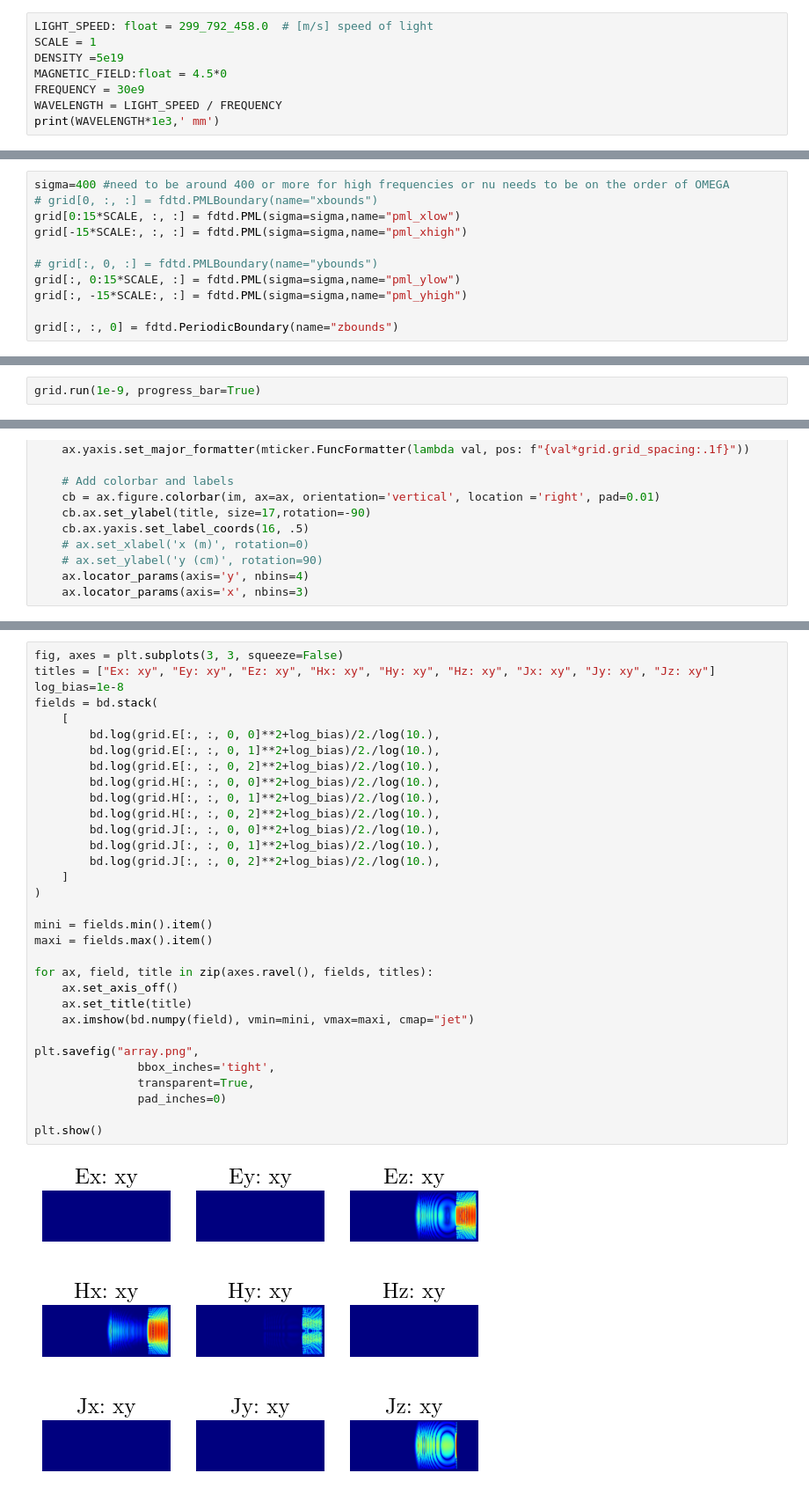
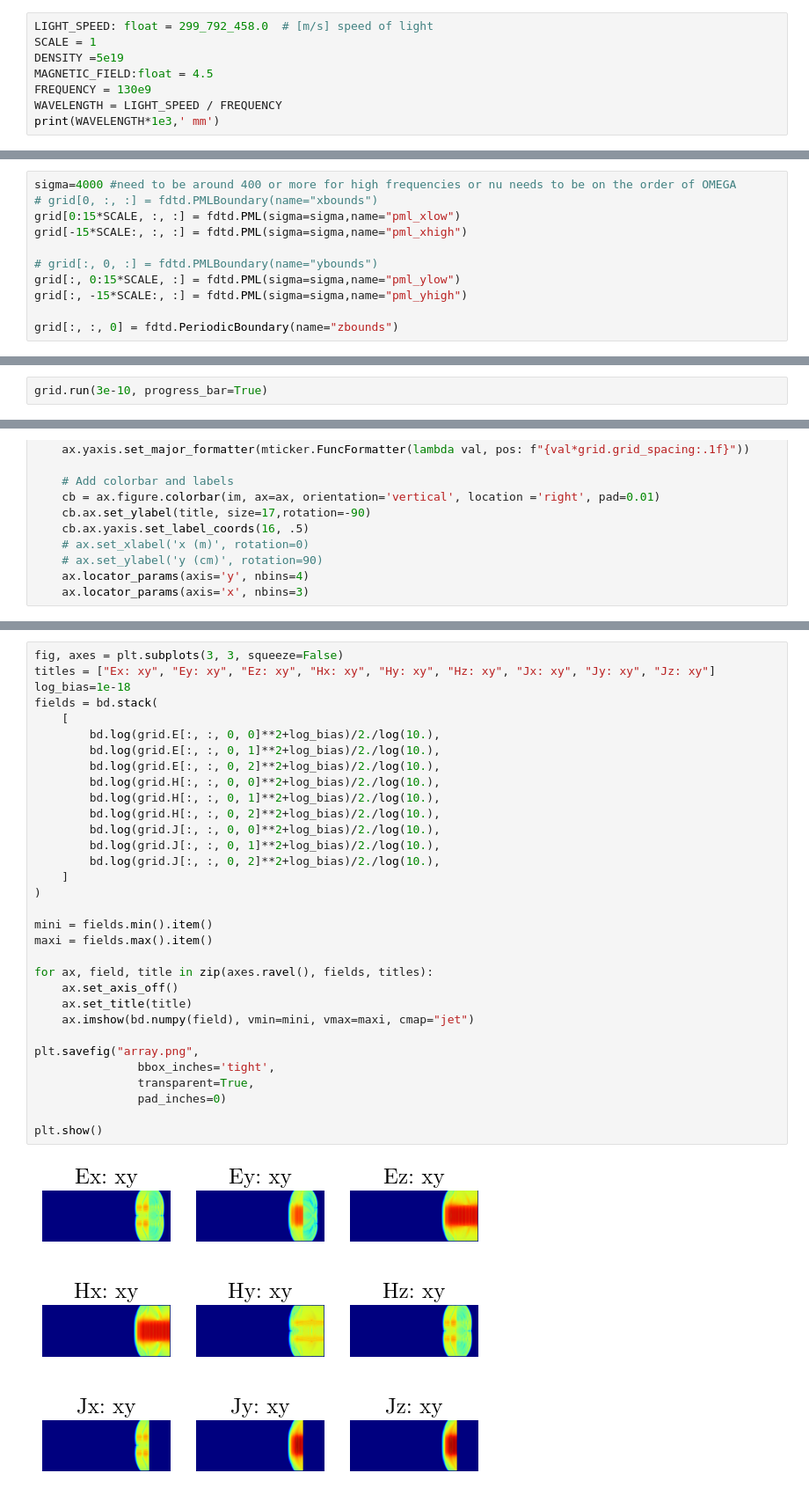
Before and after one commit to Pierre-Alexandre-Gourdain/fdtd, a Jupyter notebook: cutoff_test.ipynb, the cells around one changed output, grey strips where cells are left out. Shown: that part at 88% size. Drawn from its saved outputs; the diff is of its cells as text.

```diff
--- a/cutoff_test.ipynb
+++ b/cutoff_test.ipynb
@@ -137,8 +137,8 @@ plt.rc('figure', titlesize=BIGGER_SIZE)  # fontsize of the figure title
 LIGHT_SPEED: float = 299_792_458.0  # [m/s] speed of light
 SCALE = 1
 DENSITY =5e19
-MAGNETIC_FIELD:float = 4.5*0
-FREQUENCY = 30e9
+MAGNETIC_FIELD:float = 4.5
+FREQUENCY = 130e9
 WAVELENGTH = LIGHT_SPEED / FREQUENCY
 print(WAVELENGTH*1e3,' mm')
 # %% [output]
@@ -195,7 +195,7 @@ Courant Number  0.1
 # %% [markdown]
 boundaries
 # %%
-sigma=400 #need to be around 400 or more for high frequencies or nu needs to be on the order of OMEGA
+sigma=4000 #need to be around 400 or more for high frequencies or nu needs to be on the order of OMEGA
 # grid[0, :, :] = fdtd.PMLBoundary(name="xbounds")
 grid[0:15*SCALE, :, :] = fdtd.PML(sigma=sigma,name="pml_xlow")
 grid[-15*SCALE:, :, :] = fdtd.PML(sigma=sigma,name="pml_xhigh")
@@ -224,7 +224,7 @@ objects
 # %% [markdown]
 ## Run simulation
 # %%
-grid.run(1e-9, progress_bar=True)
+grid.run(3e-10, progress_bar=True)
 # %% [markdown]
 ## Visualization
 # %%
@@ -315,34 +315,34 @@ plt.show()
 # %%
 fig, axes = plt.subplots(3, 3, squeeze=False)
 titles = ["Ex: xy", "Ey: xy", "Ez: xy", "Hx: xy", "Hy: xy", "Hz: xy", "Jx: xy", "Jy: xy", "Jz: xy"]
-log_bias=1e-8
+log_bias=1e-18
 fields = bd.stack(
     [
         bd.log(grid.E[:, :, 0, 0]**2+log_bias)/2./log(10.),
         bd.log(grid.E[:, :, 0, 1]**2+log_bias)/2./log(10.),
         bd.log(grid.E[:, :, 0, 2]**2+log_bias)/2./log(10.),
         bd.log(grid.H[:, :, 0, 0]**2+log_bias)/2./log(10.),
         bd.log(grid.H[:, :, 0, 1]**2+log_bias)/2./log(10.),
         bd.log(grid.H[:, :, 0, 2]**2+log_bias)/2./log(10.),
         bd.log(grid.J[:, :, 0, 0]**2+log_bias)/2./log(10.),
         bd.log(grid.J[:, :, 0, 1]**2+log_bias)/2./log(10.),
         bd.log(grid.J[:, :, 0, 2]**2+log_bias)/2./log(10.),
     ]
 )
 
 mini = fields.min().item()
 maxi = fields.max().item()
 
 for ax, field, title in zip(axes.ravel(), fields, titles):
     ax.set_axis_off()
     ax.set_title(title)
     ax.imshow(bd.numpy(field), vmin=mini, vmax=maxi, cmap="jet")
 
 plt.savefig("array.png",
                bbox_inches='tight',
                transparent=True,
                pad_inches=0)
 
 plt.show()
 # %% [output]
-[figure, old version]
+[figure, new version]
```
Also changed, not shown: parts of 5 cells of this notebook, 1 other file.
